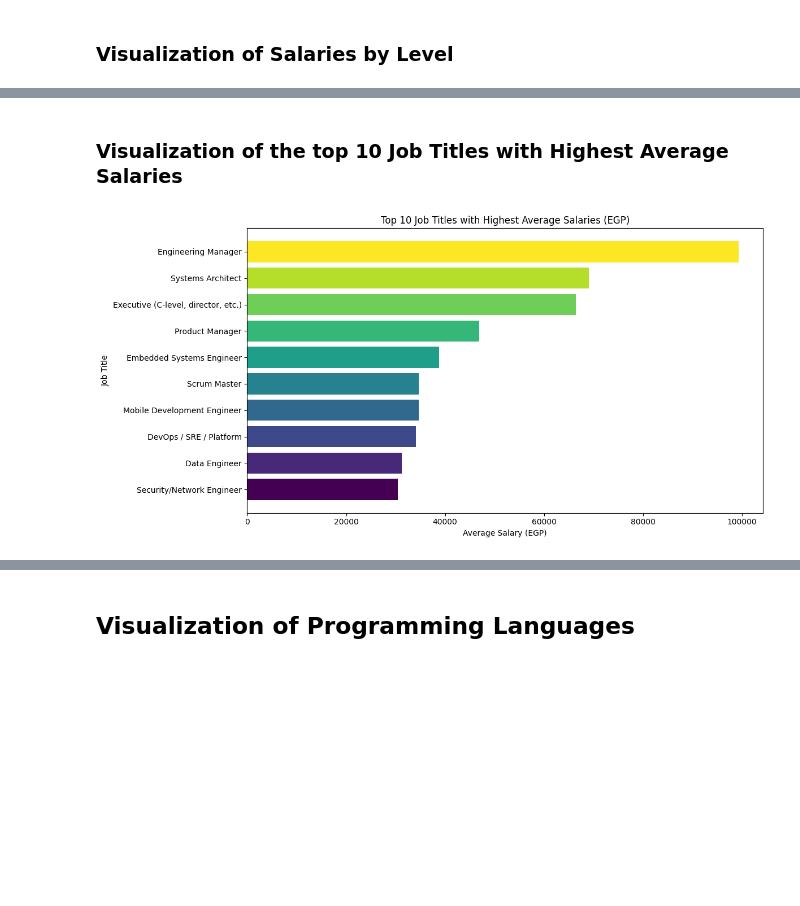
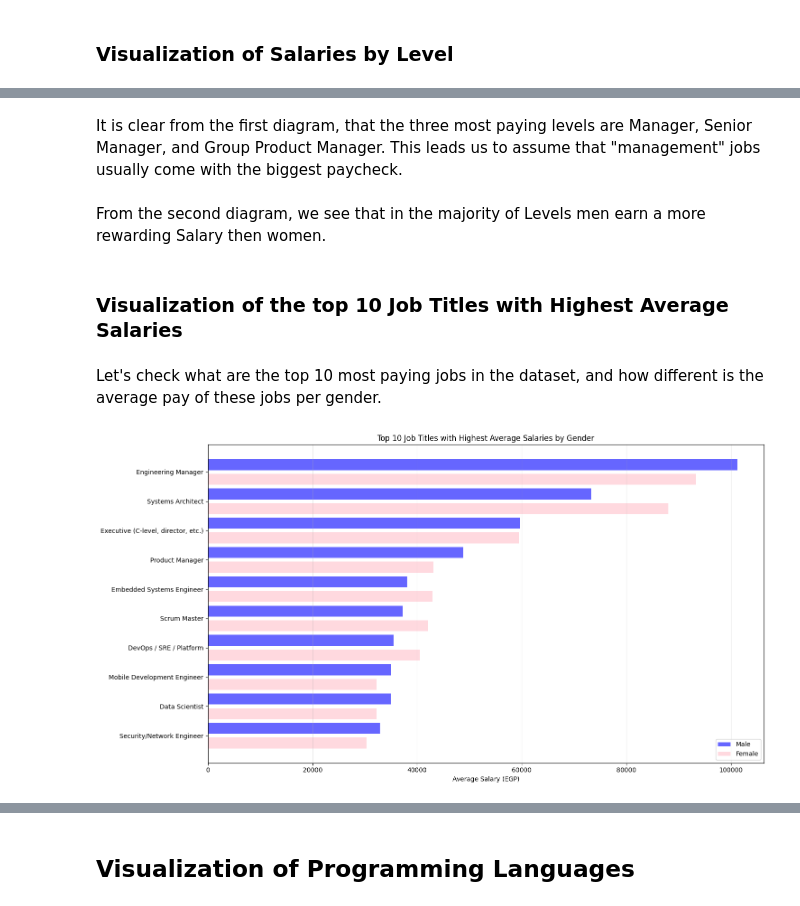
Before and after one commit to moha09-coder/Salary-Gaps-Analysis, a Jupyter notebook: analysis.ipynb, the cells around one changed output, grey strips where cells are left out. Cells and saved outputs as stored; diff of their text form; code cells hidden in the pictures; blank space fills up the shorter version.

```diff
--- a/analysis.ipynb
+++ b/analysis.ipynb
@@ -60,7 +61,7 @@ df.rename(columns={
 }, inplace=True)
 
 # Dropping unnecessary columns
-df.drop(columns=['Timestamp', 'YoeBuckets', 'TotalCompensationEgpBuckets'], inplace=True)
+df.drop(columns=['Timestamp', 'TotalCompensationEgpBuckets', 'YoeBuckets'], inplace=True)
 
 # Converting Salary to a float
 df['Salary'] = (
@@ -123,3 +128,8 @@ For the next part of our analysis, we are going to split the data into two parts
 # %%
-egp_salary_df = df[(df['IsEgp'] == "EGP")]
-egp_salary_df.shape
+egp_salary_df = df[(df['IsEgp'] == "EGP") & (df['CompanyLocation'] != "No site in Egypt")]
+non_egp_salary_df = df[(df['IsEgp'] != "EGP")]
+all_salary_df = df.copy()
+
+print(f"EGP Salary DataFrame shape: {egp_salary_df.shape}")
+print(f"Non-EGP Salary DataFrame shape: {non_egp_salary_df.shape}")
+print(f"All Salary DataFrame shape: {all_salary_df.shape}")
@@ -307,20 +424,56 @@ Passing `palette` without assigning `hue` is deprecated and will be removed in v
+# %% [markdown]
+It is clear from the first diagram, that the three most paying levels are Manager, Senior Manager, and Group Product Manager. This leads us to assume that "management" jobs usually come with the biggest paycheck.
+# %% [markdown]
+From the second diagram, we see that in the majority of Levels men earn a more rewarding Salary then women.
 # %% [markdown]
 ### Visualization of the top 10 Job Titles with Highest Average Salaries
+# %% [markdown]
+Let's check what are the top 10 most paying jobs in the dataset, and how different is the average pay of these jobs per gender.
 # %%
-top_10_avg = (
-    egp_salary_df.groupby('Title')['Salary']
+males_top_10_avg = (
+    egp_salary_df[egp_salary_df['Gender'] == "Male"].groupby('Title')['Salary']
     .mean()
     .sort_values(ascending=False)
     .head(10)
 )
 
-plt.figure(figsize=(12,6))
-plt.barh(top_10_avg.index[::-1], top_10_avg.values[::-1], color=plt.cm.viridis(np.linspace(0, 1, 10)))
-plt.title('Top 10 Job Titles with Highest Average Salaries (EGP)')
+females_top_10_avg = (
+    egp_salary_df[egp_salary_df['Gender'] == "Female"].groupby('Title')['Salary']
+    .mean()
+    .sort_values(ascending=False)
+    .head(10)
+)
+
+
+plt.figure(figsize=(15,8))
+
+# Get max value for setting x-axis limit
+max_salary = max(males_top_10_avg.max(), females_top_10_avg.max())
+
+# Create y-axis positions for the bars
+y_pos = np.arange(len(males_top_10_avg)) * 0.8
+
+# Plot male salaries
+plt.barh(y_pos + 0.2, males_top_10_avg.values[::-1], height=0.3,
+         color='blue', alpha=0.6, label='Male')
+
+# Plot female salaries
+plt.barh(y_pos - 0.2, females_top_10_avg.values[::-1], height=0.3,
+         color='pink', alpha=0.6, label='Female')
+
+# Customize the plot
+plt.yticks(y_pos, males_top_10_avg.index[::-1])
 plt.xlabel('Average Salary (EGP)')
-plt.ylabel('Job Title')
+plt.title('Top 10 Job Titles with Highest Average Salaries by Gender')
+plt.legend()
+
+# Format x-axis to avoid scientific notation
 plt.ticklabel_format(style='plain', axis='x')
+
+# Add grid for better readability
+plt.grid(axis='x', alpha=0.3)
+
 plt.tight_layout()
 plt.show()
 # %% [output]
-[figure, old version]
+[figure, new version]
```
Also changed, not shown: parts of 65 cells of this notebook, 1 other file.
